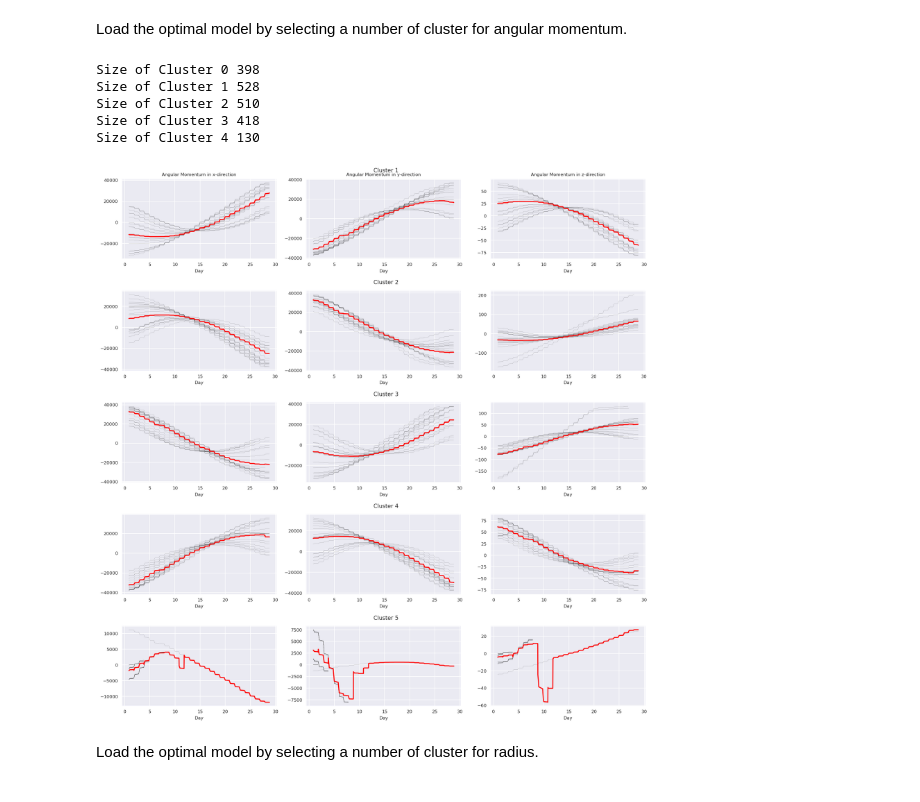
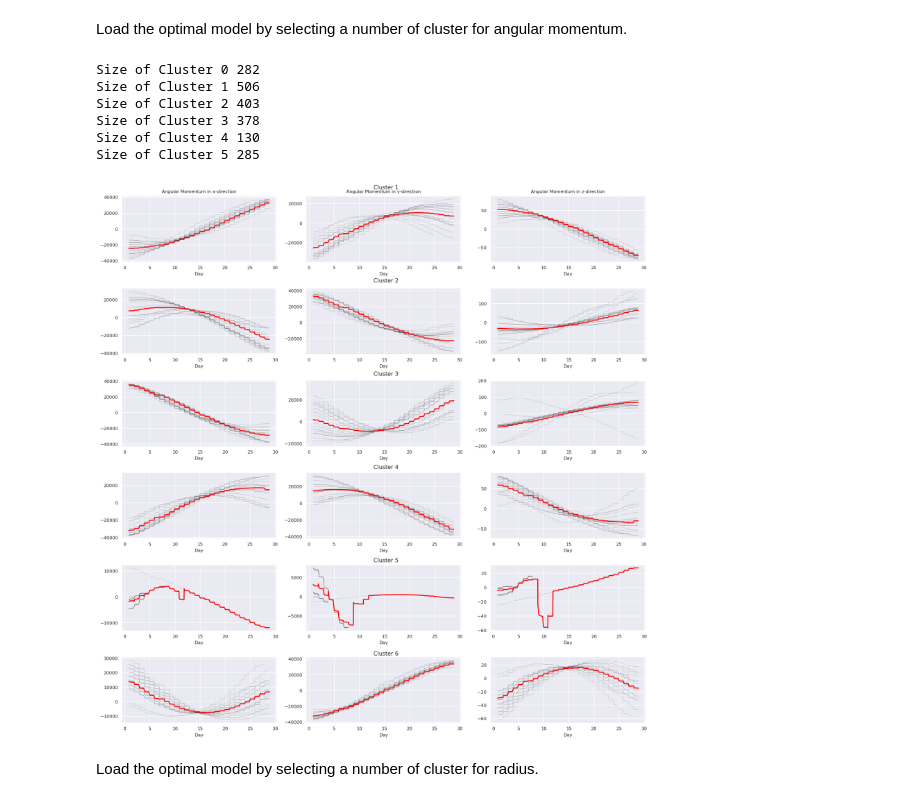
Before and after one commit to tphanmt/StarlinkML, a Jupyter notebook: ts_cluster.ipynb, the cells around one changed output. Cells and saved outputs as stored; diff of their text form; code cells hidden in the pictures.

```diff
--- a/ts_cluster.ipynb
+++ b/ts_cluster.ipynb
@@ -293,14 +298,16 @@ def load_ts_kmeans_model(ts_kmeans_model: TimeSeriesKMeans, data: np.ndarray):
     '''
     cluster_labels = ts_kmeans_model.labels_
 
+    # The size of each cluster
     optimal_cluster, counts = np.unique(cluster_labels, return_counts=True)
     optimal_cluster_num = len(optimal_cluster)
     for i, val in enumerate(counts):
         print("Size of Cluster " + str(i), val)
 
+    # Calculate the cluster centers using arithmetic mean
     cluster_centers = np.zeros(ts_kmeans_model.cluster_centers_.shape)
     for i in range(optimal_cluster_num):
-        cluster_centers[i] = np.nanmean(data[cluster_labels==i], axis=0)
+        cluster_centers[i] = np.nanmean(data[cluster_labels==1], axis=0)
 
     # cluster_centers = ts_kmeans_model.cluster_centers_
 
@@ -365,25 +373,26 @@ Load the optimal model by selecting a number of cluster for angular momentum.
 # %%
 %matplotlib inline
 
-optimal_cluster = 5
+optimal_cluster = 6
 ts_kmeans_angular_momentum = joblib.load('ts_kmeans_angular_momentum.joblib')[optimal_cluster-2]
 optimal_cluster_AM, cluster_labels_AM, cluster_centers_AM = load_ts_kmeans_model(ts_kmeans_angular_momentum, normed_angular_momentum)
 
 plt.figure(figsize=(14, 14), dpi=150)
 with plt.style.context("seaborn"):
     ts_cluster_plot(satellite_time,
                     normed_angular_momentum,
                     optimal_cluster_AM,
                     cluster_labels_AM,
                     cluster_centers_AM,
                     3)
 # %% [output]
-Size of Cluster 0 398
-Size of Cluster 1 528
-Size of Cluster 2 510
-Size of Cluster 3 418
+Size of Cluster 0 282
+Size of Cluster 1 506
+Size of Cluster 2 403
+Size of Cluster 3 378
 Size of Cluster 4 130
+Size of Cluster 5 285
-[figure, old version]
+[figure, new version]
 # %% [markdown]
 Load the optimal model by selecting a number of cluster for radius.
 # %%
```
Also changed, not shown: parts of 12 cells of this notebook, 1 other file.
